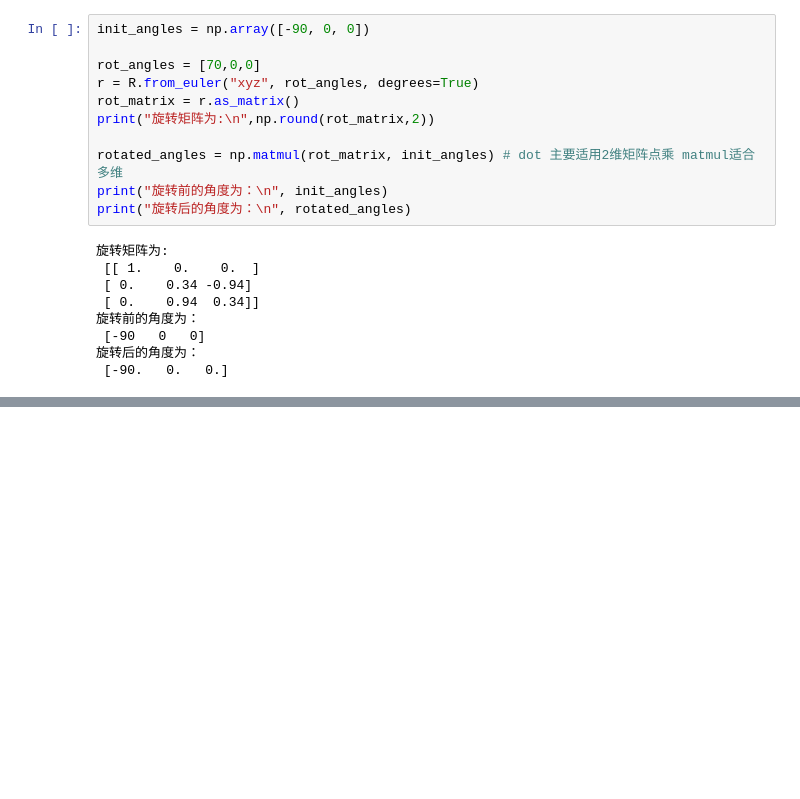
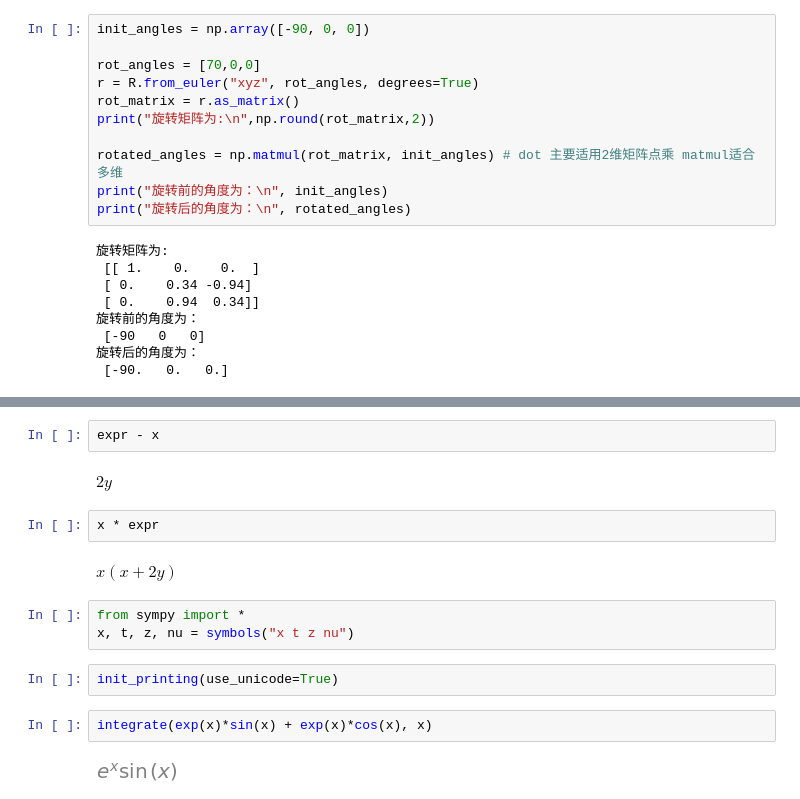
Before and after one commit to Allwillcome/--_----, a Jupyter notebook: Notes/OpenSense/20230625_IMUOritentionVisualize.ipynb, the cells around one changed output, grey strips where cells are left out. Cells and saved outputs as stored; diff of their text form; blank space fills up the shorter version.

```diff
--- a/Notes/OpenSense/20230625_IMUOritentionVisualize.ipynb
+++ b/Notes/OpenSense/20230625_IMUOritentionVisualize.ipynb
@@ -172,0 +219,17 @@ print("旋转后的角度为：\n", rotated_angles)
+# %%
+expr - x
+# %% [output]
+$\displaystyle 2 y$
+# %%
+x * expr
+# %% [output]
+$\displaystyle x \left(x + 2 y\right)$
+# %%
+from sympy import *
+x, t, z, nu = symbols("x t z nu")
+# %%
+init_printing(use_unicode=True)
+# %%
+integrate(exp(x)*sin(x) + exp(x)*cos(x), x)
+# %% [output]
+[figure, added]
```
Also changed, not shown: parts of 17 cells of this notebook.
